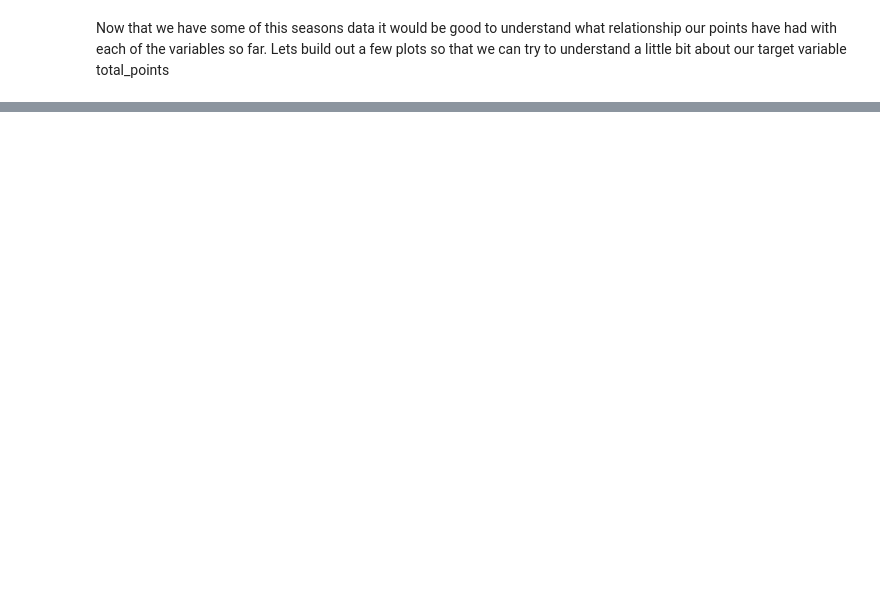
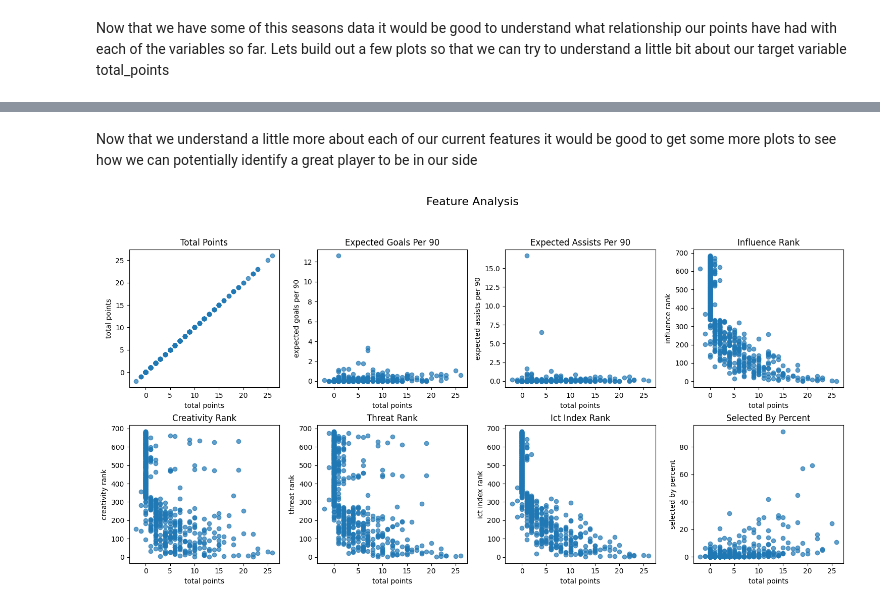
Before and after one commit to Benglennon123/fantasy_fpl, a Jupyter notebook: introduction.ipynb, the cells around one changed output, grey strips where cells are left out. Cells and saved outputs as stored; diff of their text form; code cells hidden in the pictures; blank space fills up the shorter version.

```diff
--- a/introduction.ipynb
+++ b/introduction.ipynb
@@ -92,0 +97,30 @@ sns.heatmap(df[['total_points','expected_goals_per_90','expected_assists_per_90'
+# %% [markdown]
+Now that we understand a little more about each of our current features it would be good to get some more plots to see how we can potentially identify a great player to be in our side
+# %%
+# Define the layout of subplots
+num_rows = 2
+num_cols = 4
+
+# Create subplots
+fig, axes = plt.subplots(num_rows, num_cols, figsize=(15, 8))
+fig.suptitle("Feature Analysis", fontsize=16)
+
+for i, variable in enumerate(var_list):
+    row = i // num_cols
+    col = i % num_cols
+    ax = axes[row, col]
+
+    # Create the subplot for the current variable
+    ax.scatter(df['total_points'],df[variable], alpha=0.7)
+    ax.set_title(variable.replace('_', ' ').title())
+    ax.set_xlabel("total points")
+    ax.set_ylabel(variable.replace('_', ' '))
+
+# Adjust layout
+plt.tight_layout()
+plt.subplots_adjust(top=0.85)
+
+# Show the plots
+plt.show()
+# %% [output]
+[figure, added]
```
Also changed, not shown: parts of 19 cells of this notebook, 3 other files.
